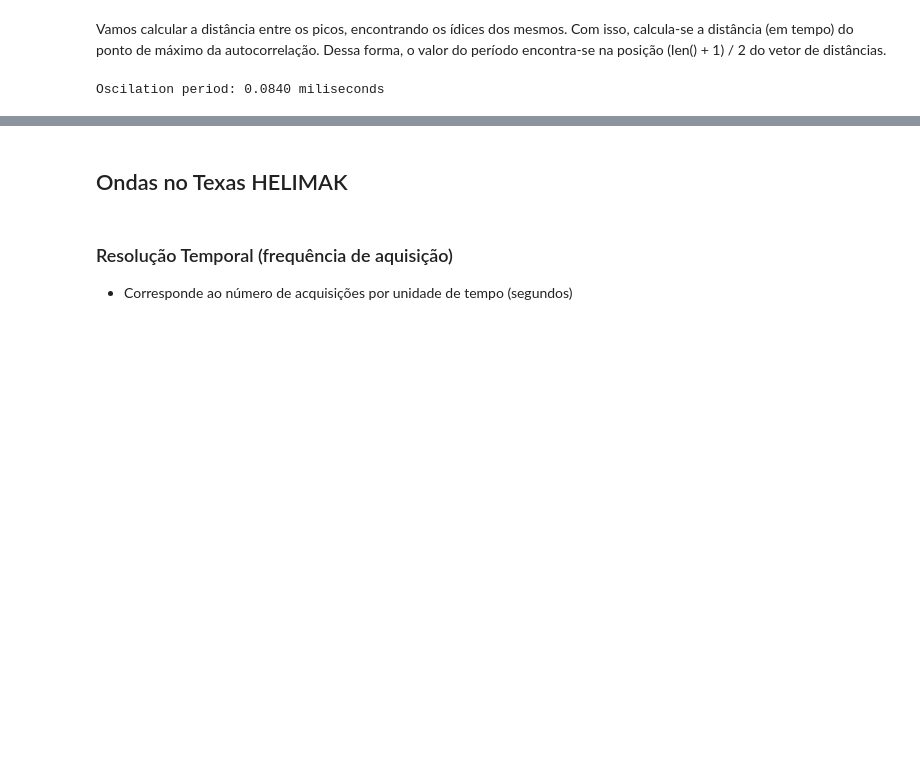
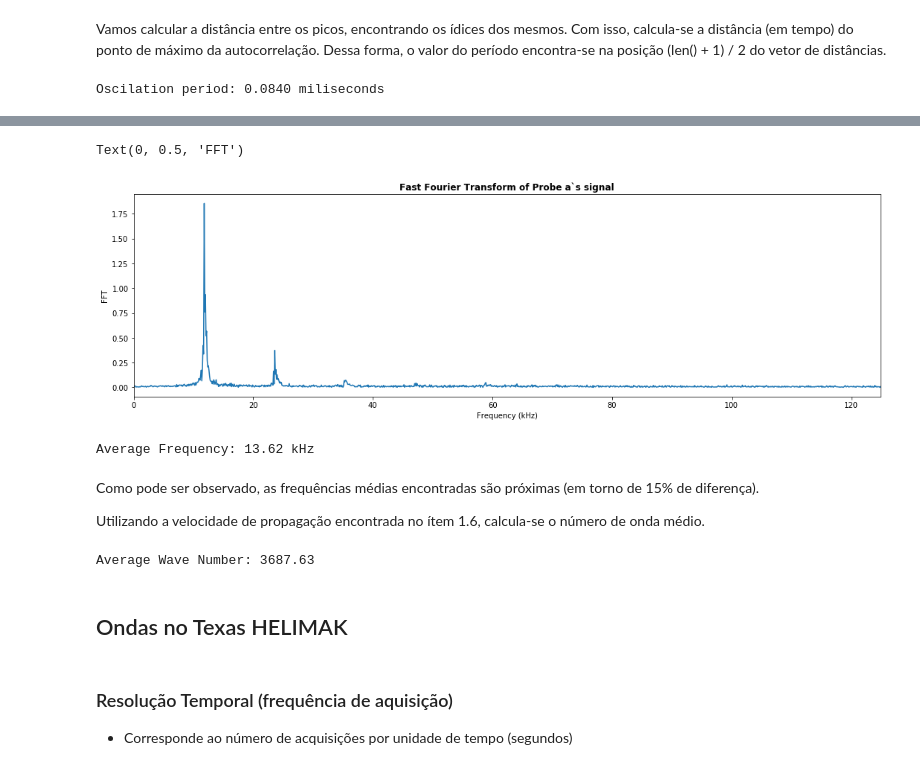
Before and after one commit to mbranbilla/plasma-physics, a Jupyter notebook: directed_study.ipynb, the cells around one changed output, grey strips where cells are left out. Saved outputs shown, nothing was run; the diff lists cells and outputs as text; code cells hidden in the pictures; blank space fills up the shorter version.

```diff
--- a/directed_study.ipynb
+++ b/directed_study.ipynb
@@ -239,3 +269,43 @@ Oscilation period: 0.0840 miliseconds
+# %%
+fft = np.fft.fft(tcabr['probe_a'])
+fft = 2 * np.pi * np.abs(fft / len(fft))
+freq = np.fft.fftfreq(len(tcabr['probe_a'].values)) * 250
+
+fft_dataset = pd.DataFrame({'frequency': freq, 'fft': fft})
+
+fft_dataset[fft_dataset['frequency'] >= 0 ].plot(x='frequency', y='fft', legend=False)
+plt.title("Fast Fourier Transform of Probe a`s signal", fontweight='bold')
+plt.xlabel("Frequency (kHz)")
+plt.ylabel("FFT")
+# %% [output]
+Text(0, 0.5, 'FFT')
+[figure, added]
+# %%
+def avg_freq(f, F):
+    F_squared = np.abs(F) ** 2
+    return np.sum(f * F_squared) / np.sum(F_squared)
+
+fft = fft_dataset[(fft_dataset['frequency'] >= 0)]
+f = avg_freq(fft['frequency'].values, fft['fft'].values)
+
+print("Average Frequency: %2.2f kHz" % f)
+# %% [output]
+Average Frequency: 13.62 kHz
+# %% [markdown]
+Como pode ser observado, as frequências médias encontradas são próximas (em torno de 15% de diferença).
+
+Utilizando a velocidade de propagação encontrada no ítem 1.6, calcula-se o número de onda médio.
+# %%
+def avg_wave_number(v, f):
+    k = 2 * np.pi * f / v
+
+    return np.sum(k) / len(k)
+
+k = avg_wave_number((10 * d_probes / (0.004 * n)), fft['frequency'].values)
+
+print("Average Wave Number: %6.2f" % k)
+# %% [output]
+Average Wave Number: 3687.63
 # %% [markdown]
 ## Ondas no Texas HELIMAK
 # %%
```
Also changed, not shown: parts of 7 cells of this notebook.
